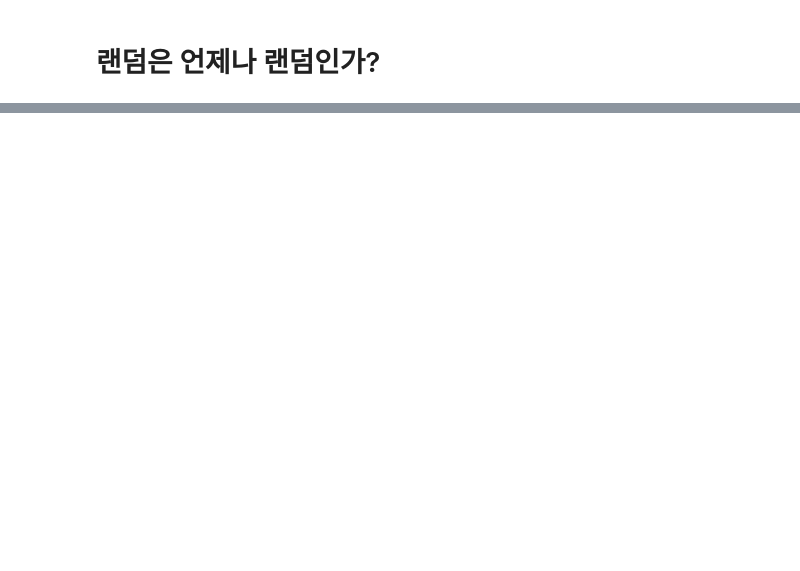
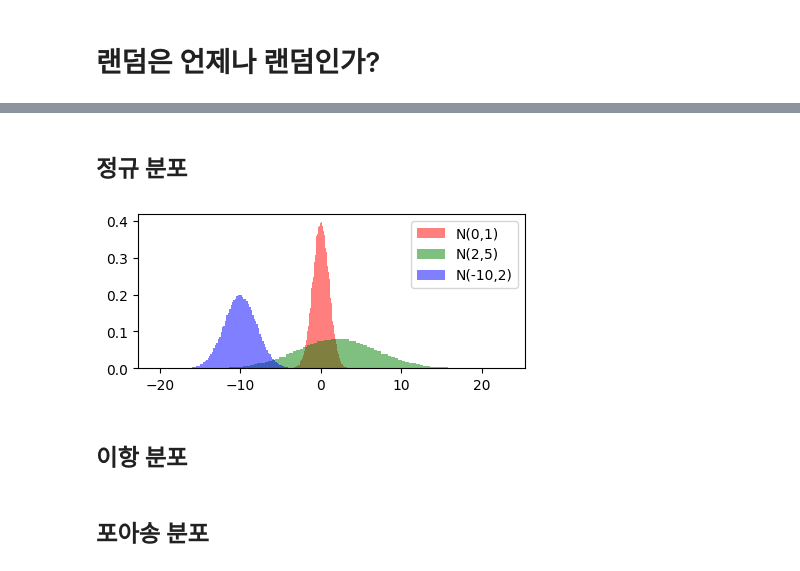
Before and after one commit to hooneychoi/python, a Jupyter notebook: numpy-random.ipynb, the cells around one changed output, grey strips where cells are left out. Drawn from its saved outputs; the diff is of its cells as text; code cells hidden in the pictures; blank space fills up the shorter version.

```diff
--- a/numpy-random.ipynb
+++ b/numpy-random.ipynb
@@ -33,0 +167,25 @@ print(x)
+# %% [markdown]
+## 정규 분포
+# %%
+r = np.random.randn(100000)
+# r = np.random.normal(0, 1, 100000)
+
+g = 5 * np.random.randn(100000) + 2
+# g = np.random.normal(2, 5, 100000)
+
+b = 2 * np.random.randn(100000) -10
+# b = np.random.normal(-10, 2, 100000)
+
+plt.figure(figsize=(5,2))
+plt.hist(r, bins=100, density=True, alpha=0.5, color='Red', histtype='stepfilled', label='N(0,1)')
+plt.hist(g, bins=100, density=True, alpha=0.5, color='Green', histtype='stepfilled', label='N(2,5)')
+plt.hist(b, bins=100, density=True, alpha=0.5, color='Blue', histtype='stepfilled', label='N(-10,2)')
+
+plt.legend()
+plt.show()
+# %% [output]
+[figure, added]
+# %% [markdown]
+## 이항 분포
+# %% [markdown]
+## 포아송 분포
```
Also changed, not shown: parts of 38 cells of this notebook, 4 other files.
